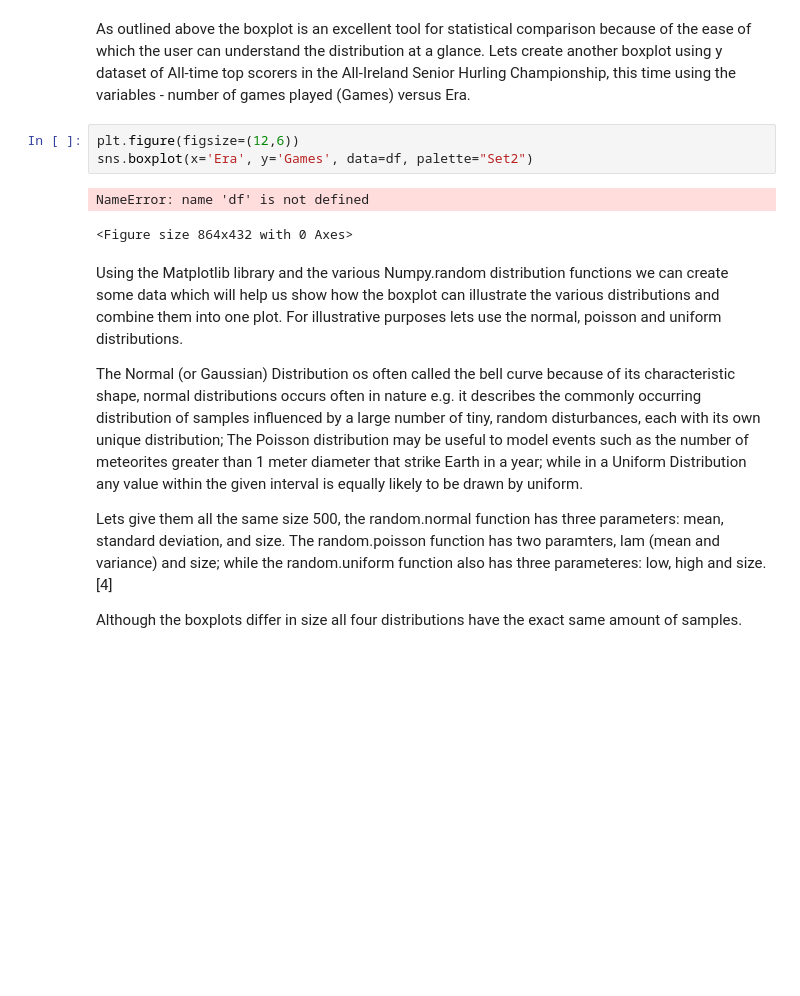
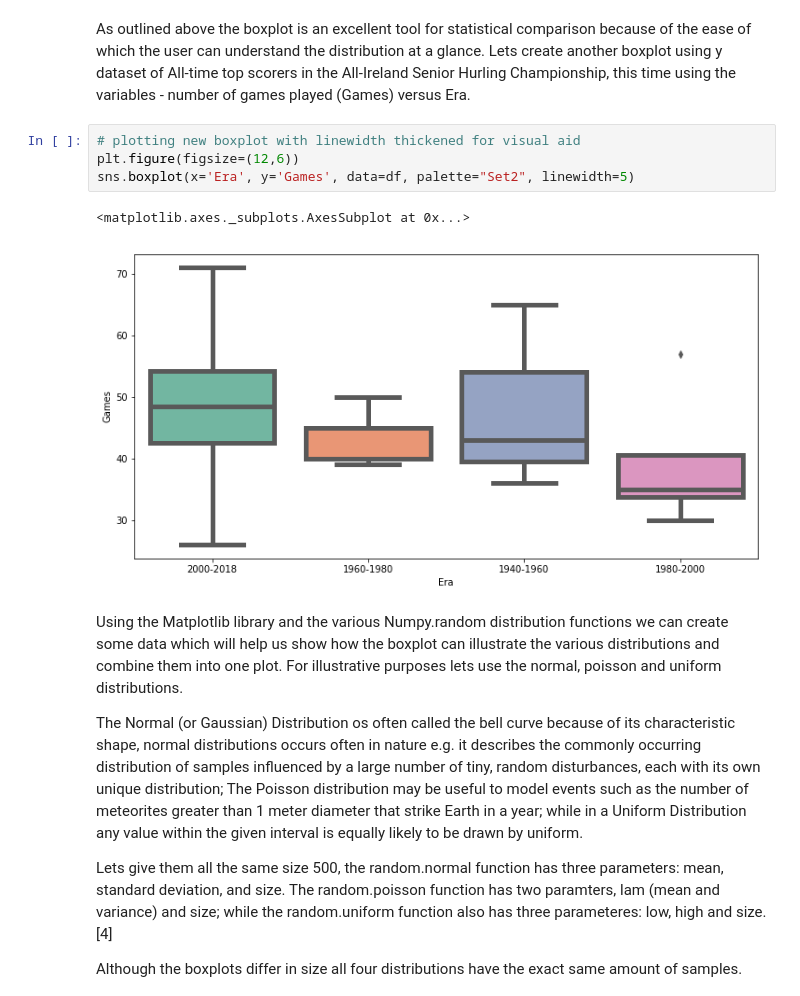
Before and after one commit to JulianConneely/Fundamentals-of-Data-Analysis-Project-Dec-18, a Jupyter notebook: Boxplot.ipynb, the cells around one changed output. Cells and saved outputs as stored; diff of their text form; blank space fills up the shorter version.

```diff
--- a/Boxplot.ipynb
+++ b/Boxplot.ipynb
@@ -90,11 +133,12 @@ NameError: name 'df' is not defined
 # %% [markdown]
 As outlined above the boxplot is an excellent tool for statistical comparison because of the ease of which the user can understand the distribution at a glance. Lets create another boxplot using y dataset of All-time top scorers in the All-Ireland Senior Hurling Championship, this time using the variables - number of games played (Games) versus Era.
 # %%
+# plotting new boxplot with linewidth thickened for visual aid
 plt.figure(figsize=(12,6))
-sns.boxplot(x='Era', y='Games', data=df, palette="Set2")
+sns.boxplot(x='Era', y='Games', data=df, palette="Set2", linewidth=5)
 # %% [output]
-NameError: name 'df' is not defined
+<matplotlib.axes._subplots.AxesSubplot at 0x...>
-<Figure size 864x432 with 0 Axes>
+[figure, added]
 # %% [markdown]
 Using the Matplotlib library and the various Numpy.random distribution functions we can create some data which will help us show how the boxplot can illustrate the various distributions and combine them into one plot. For illustrative purposes lets use the normal, poisson and uniform distributions.
 
```
Also changed, not shown: parts of 13 cells of this notebook.
